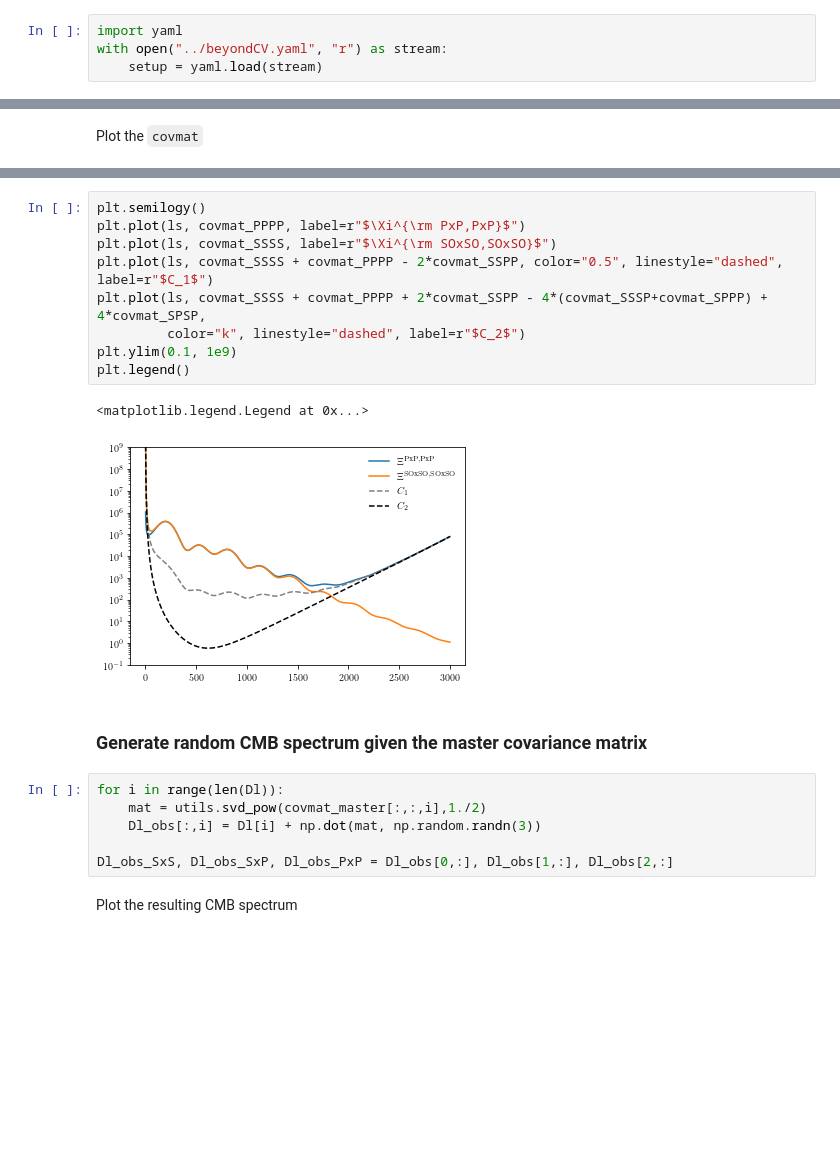
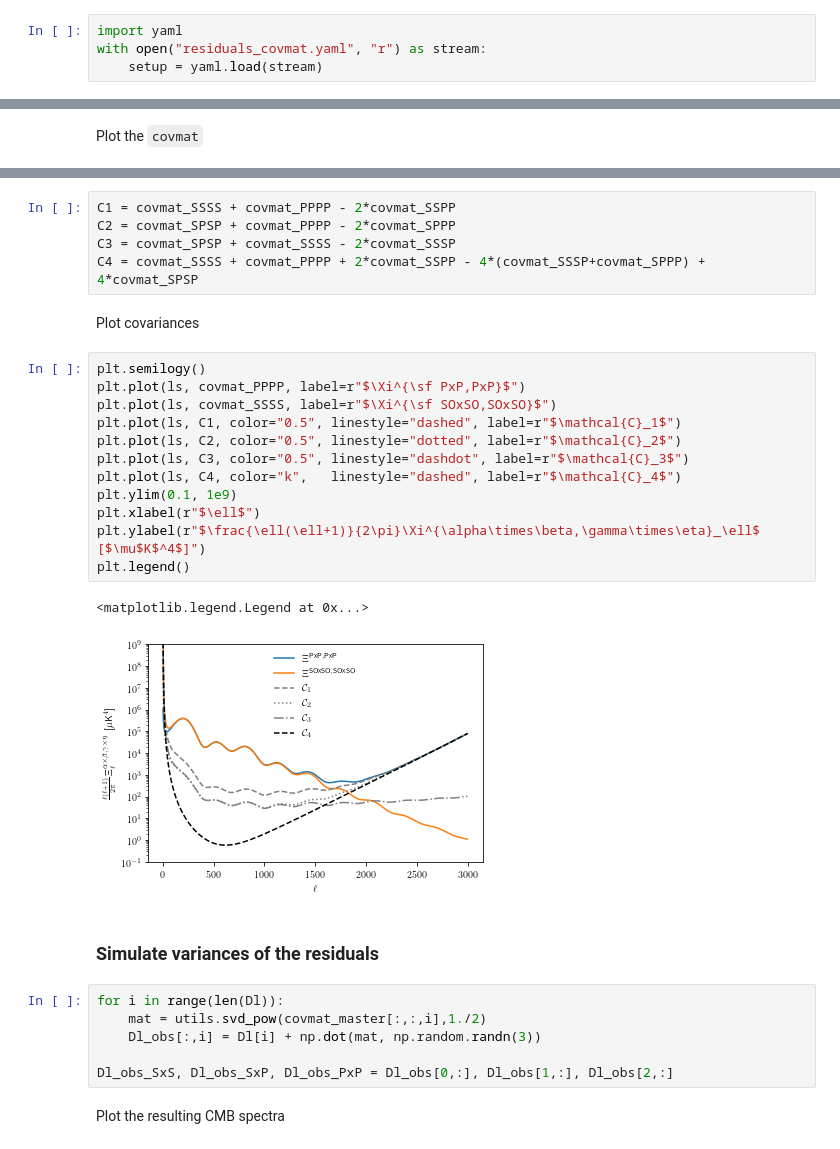
Before and after one commit to xgarrido/beyondCV, a Jupyter notebook: notebooks/residuals_covmat.ipynb, the cells around one changed output, grey strips where cells are left out. Drawn from its saved outputs; the diff is of its cells as text; blank space fills up the shorter version.

```diff
--- a/notebooks/residuals_covmat.ipynb
+++ b/notebooks/residuals_covmat.ipynb
@@ -4,7 +4,7 @@
 ### Load yaml file
 # %%
 import yaml
-with open("../beyondCV.yaml", "r") as stream:
+with open("residuals_covmat.yaml", "r") as stream:
     setup = yaml.load(stream)
 # %% [markdown]
 ### Generation of CMB spectrum
@@ -101,17 +110,27 @@ plt.legend()
+# %%
+C1 = covmat_SSSS + covmat_PPPP - 2*covmat_SSPP
+C2 = covmat_SPSP + covmat_PPPP - 2*covmat_SPPP
+C3 = covmat_SPSP + covmat_SSSS - 2*covmat_SSSP
+C4 = covmat_SSSS + covmat_PPPP + 2*covmat_SSPP - 4*(covmat_SSSP+covmat_SPPP) + 4*covmat_SPSP
+# %% [markdown]
+Plot covariances
 # %%
 plt.semilogy()
-plt.plot(ls, covmat_PPPP, label=r"$\Xi^{\rm PxP,PxP}$")
-plt.plot(ls, covmat_SSSS, label=r"$\Xi^{\rm SOxSO,SOxSO}$")
-plt.plot(ls, covmat_SSSS + covmat_PPPP - 2*covmat_SSPP, color="0.5", linestyle="dashed", label=r"$C_1$")
-plt.plot(ls, covmat_SSSS + covmat_PPPP + 2*covmat_SSPP - 4*(covmat_SSSP+covmat_SPPP) + 4*covmat_SPSP,
-         color="k", linestyle="dashed", label=r"$C_2$")
+plt.plot(ls, covmat_PPPP, label=r"$\Xi^{\sf PxP,PxP}$")
+plt.plot(ls, covmat_SSSS, label=r"$\Xi^{\sf SOxSO,SOxSO}$")
+plt.plot(ls, C1, color="0.5", linestyle="dashed", label=r"$\mathcal{C}_1$")
+plt.plot(ls, C2, color="0.5", linestyle="dotted", label=r"$\mathcal{C}_2$")
+plt.plot(ls, C3, color="0.5", linestyle="dashdot", label=r"$\mathcal{C}_3$")
+plt.plot(ls, C4, color="k",   linestyle="dashed", label=r"$\mathcal{C}_4$")
 plt.ylim(0.1, 1e9)
+plt.xlabel(r"$\ell$")
+plt.ylabel(r"$\frac{\ell(\ell+1)}{2\pi}\Xi^{\alpha\times\beta,\gamma\times\eta}_\ell$ [$\mu$K$^4$]")
 plt.legend()
 # %% [output]
 <matplotlib.legend.Legend at 0x...>
-[figure, old version]
+[figure, new version]
-# %% [markdown]
-### Generate random CMB spectrum given the master covariance matrix
+# %% [markdown]
+### Simulate variances of the residuals
 # %%
 for i in range(len(Dl)):
     mat = utils.svd_pow(covmat_master[:,:,i],1./2)
@@ -119,7 +138,7 @@ for i in range(len(Dl)):
 
 Dl_obs_SxS, Dl_obs_SxP, Dl_obs_PxP = Dl_obs[0,:], Dl_obs[1,:], Dl_obs[2,:]
 # %% [markdown]
-Plot the resulting CMB spectrum
+Plot the resulting CMB spectra
 # %%
 grid = plt.GridSpec(4, 1, hspace=0, wspace=0)
 main = plt.subplot(grid[0:3], xticklabels=[])
```
Also changed, not shown: parts of 10 cells of this notebook, 2 other files.
